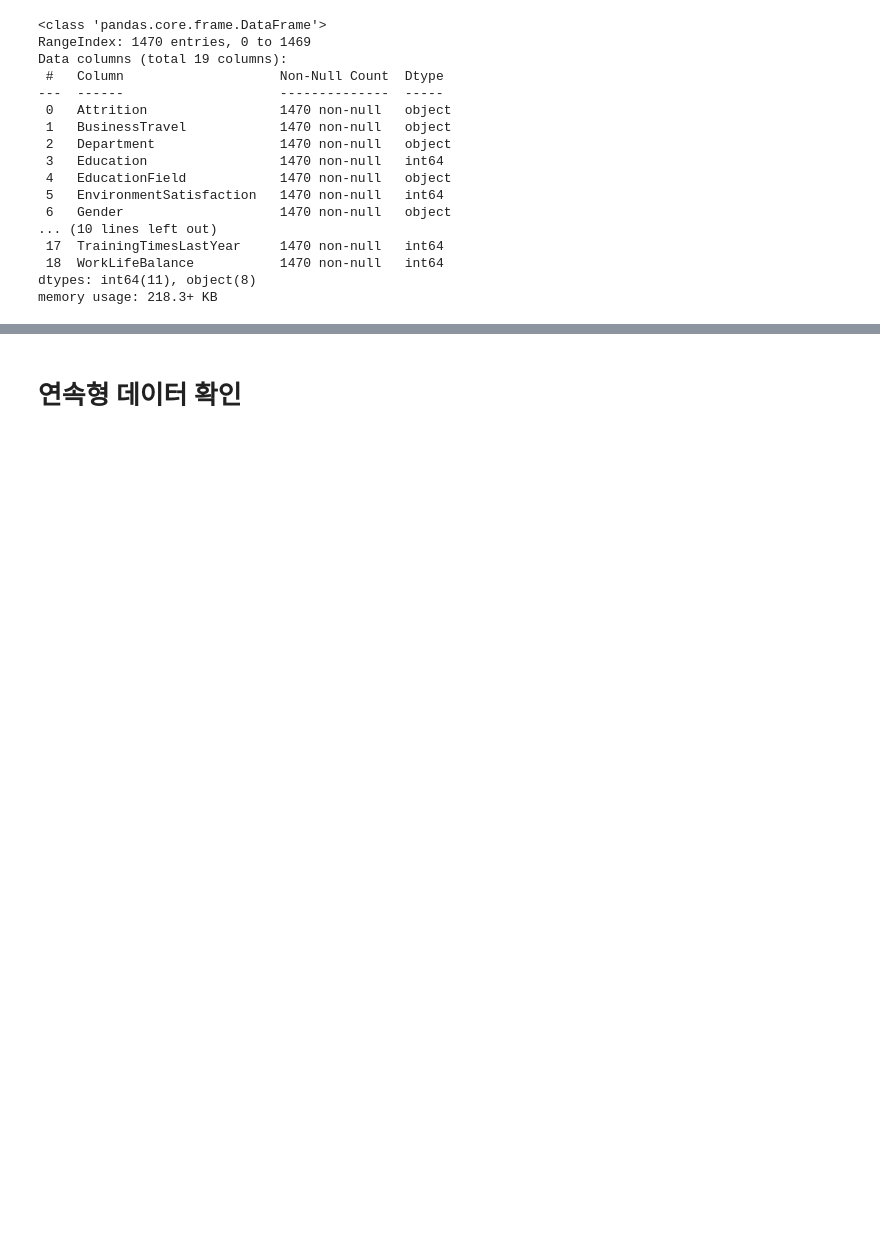
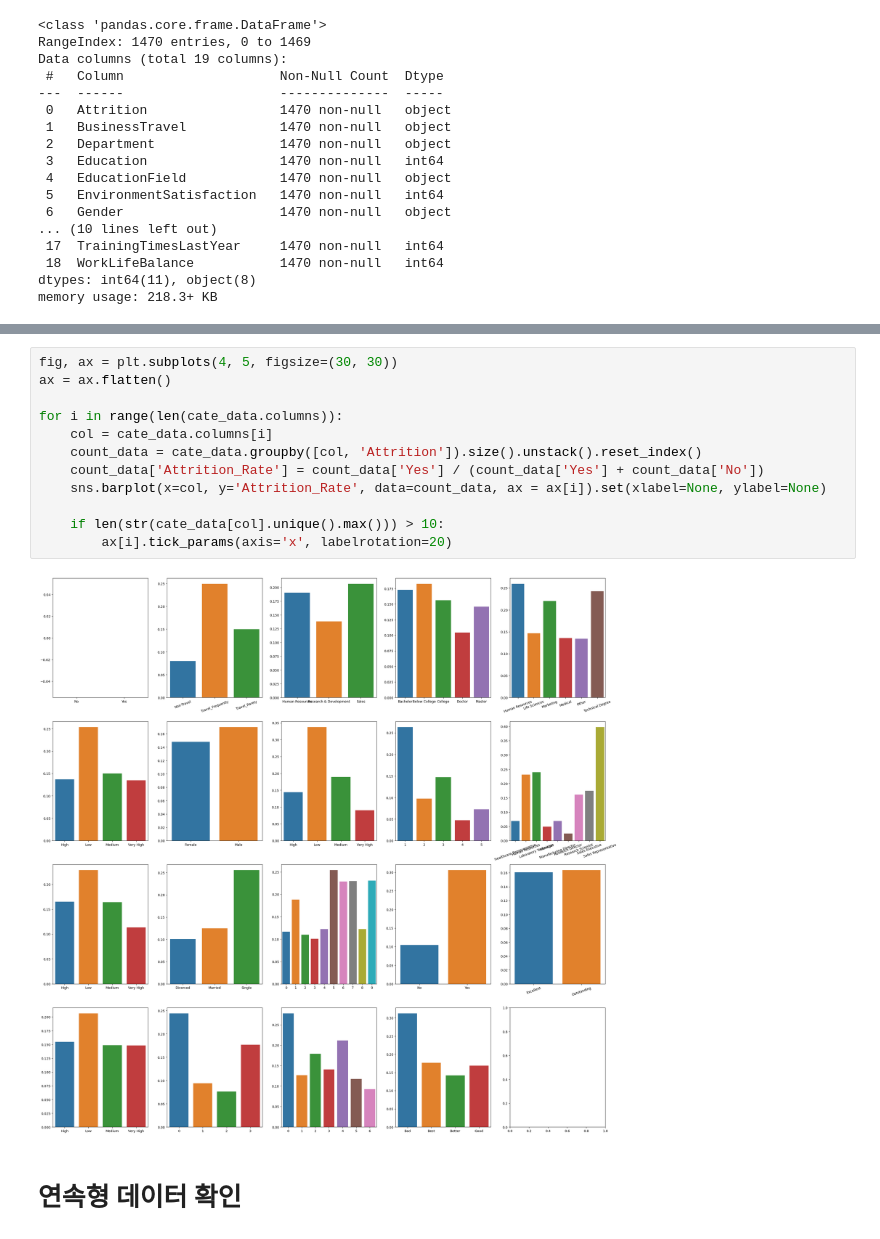
Before and after one commit to Indigo-Coder-github/23_1_Database, a Jupyter notebook: data_visualization.ipynb, the cells around one changed output, grey strips where cells are left out. Cells and saved outputs as stored; diff of their text form; blank space fills up the shorter version.

```diff
--- a/data_visualization.ipynb
+++ b/data_visualization.ipynb
@@ -153,3 +193,17 @@ for i in range(len(cate_data.columns)):
+# %%
+fig, ax = plt.subplots(4, 5, figsize=(30, 30))
+ax = ax.flatten()
+
+for i in range(len(cate_data.columns)):
+    col = cate_data.columns[i]
+    count_data = cate_data.groupby([col, 'Attrition']).size().unstack().reset_index()
+    count_data['Attrition_Rate'] = count_data['Yes'] / (count_data['Yes'] + count_data['No'])
+    sns.barplot(x=col, y='Attrition_Rate', data=count_data, ax = ax[i]).set(xlabel=None, ylabel=None)
+
+    if len(str(cate_data[col].unique().max())) > 10:
+        ax[i].tick_params(axis='x', labelrotation=20)
+# %% [output]
+[figure, added]
 # %% [markdown]
 <h1>연속형 데이터 확인</h1>
 # %%
```
Also changed, not shown: parts of 5 cells of this notebook, 1 other file.
